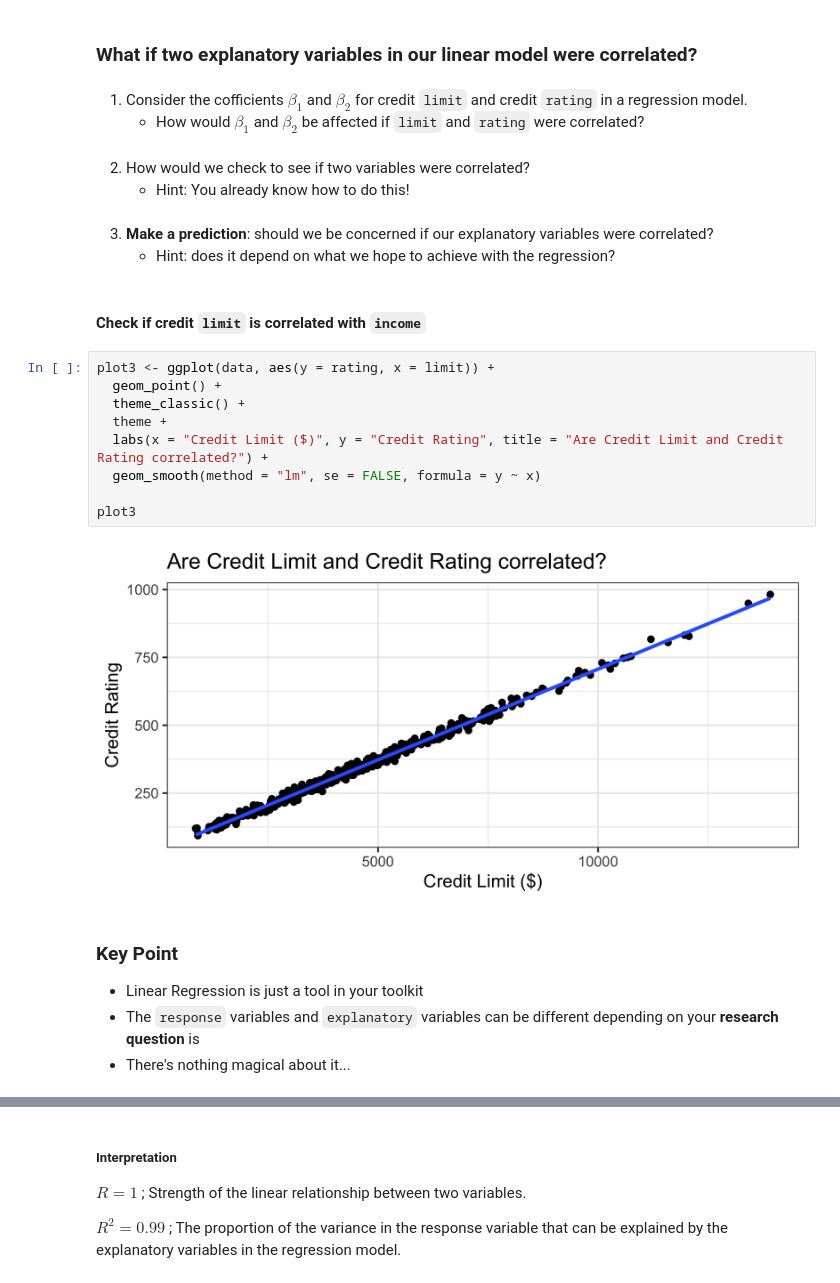
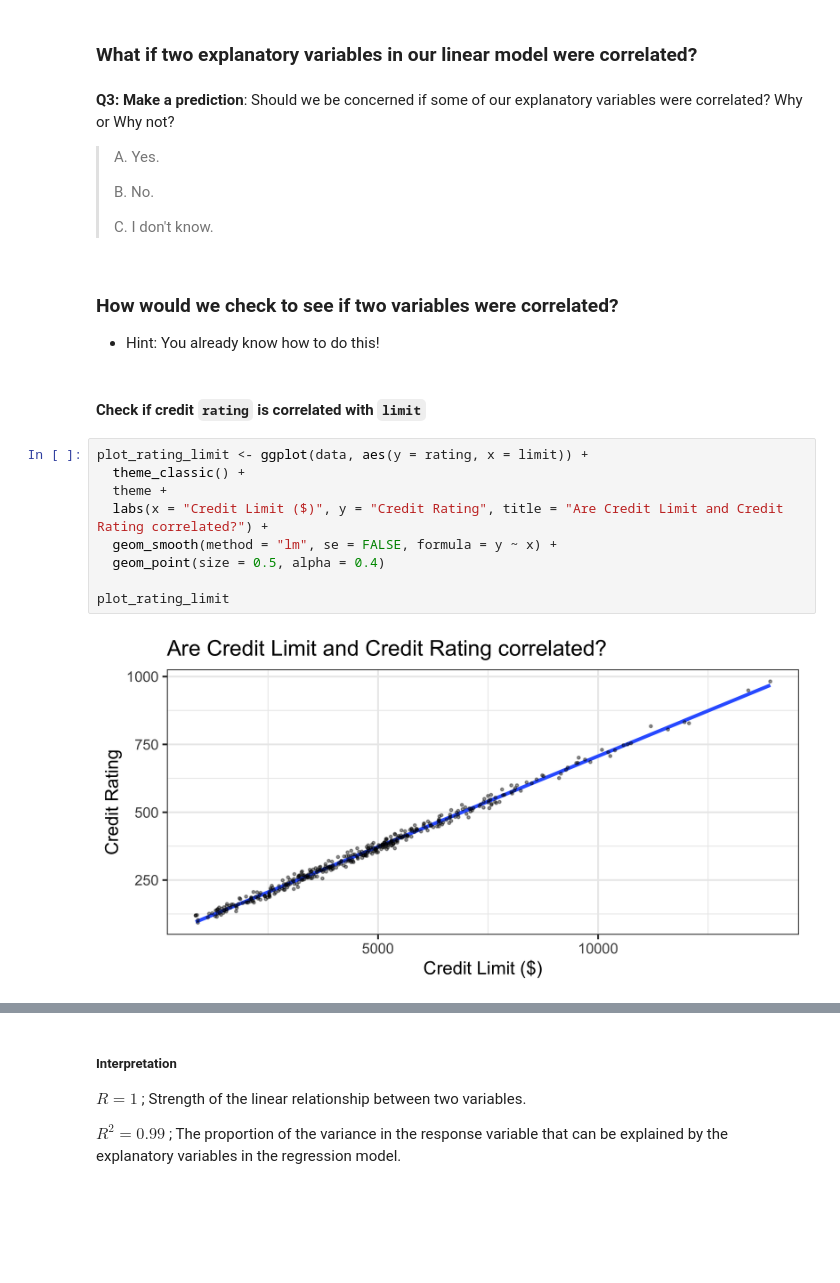
Before and after one commit to org-firasm/ubc_stats, a Jupyter notebook: class/week01/class.ipynb, the cells around one changed output, grey strips where cells are left out. Saved outputs shown, nothing was run; the diff lists cells and outputs as text; blank space fills up the shorter version.

```diff
--- a/class/week01/class.ipynb
+++ b/class/week01/class.ipynb
@@ -198,31 +293,28 @@ display_html('<iframe src="https://guessthecorrelation.com" width="500" height="
 In today's class we will discuss the problem of multicolinearity in linear regression.
 # %% [markdown]
 ### What if two explanatory variables in our linear model were correlated?
-# %% [markdown]
-1. Consider the cofficients $\beta_1$ and $\beta_2$ for credit `limit` and credit `rating` in a regression model.
-    - How would $\beta_1$ and $\beta_2$ be affected if `limit` and `rating` were correlated?
-# %% [markdown]
-2. How would we check to see if two variables were correlated?
-    - Hint: You already know how to do this!
 # %% [markdown]
-3. **Make a prediction**: should we be concerned if our explanatory variables were correlated?
-    - Hint: does it depend on what we hope to achieve with the regression?
+**Q3: Make a prediction**: Should we be concerned if some of our explanatory variables were correlated? Why or Why not?
+
+
+> A. Yes.
+>
+> B. No.
+>
+> C. I don't know.
+# %% [markdown]
+### How would we check to see if two variables were correlated?
+- Hint: You already know how to do this!
 # %% [markdown]
-#### Check if credit `limit` is correlated with `income`
+#### Check if credit `rating` is correlated with `limit`
 # %%
-plot3 <- ggplot(data, aes(y = rating, x = limit)) +
-  geom_point() +
+plot_rating_limit <- ggplot(data, aes(y = rating, x = limit)) +
   theme_classic() +
   theme +
   labs(x = "Credit Limit ($)", y = "Credit Rating", title = "Are Credit Limit and Credit Rating correlated?") +
-  geom_smooth(method = "lm", se = FALSE, formula = y ~ x)
+  geom_smooth(method = "lm", se = FALSE, formula = y ~ x) +
+  geom_point(size = 0.5, alpha = 0.4)
 
-plot3
+plot_rating_limit
 # %% [output]
-[figure, old version]
+[figure, new version]
-# %% [markdown]
-### Key Point
-
-- Linear Regression is just a tool in your toolkit
-- The `response` variables and `explanatory` variables can be different depending on your **research question** is
-- There's nothing magical about it...
```
Also changed, not shown: parts of 47 cells of this notebook, 2 other files.
